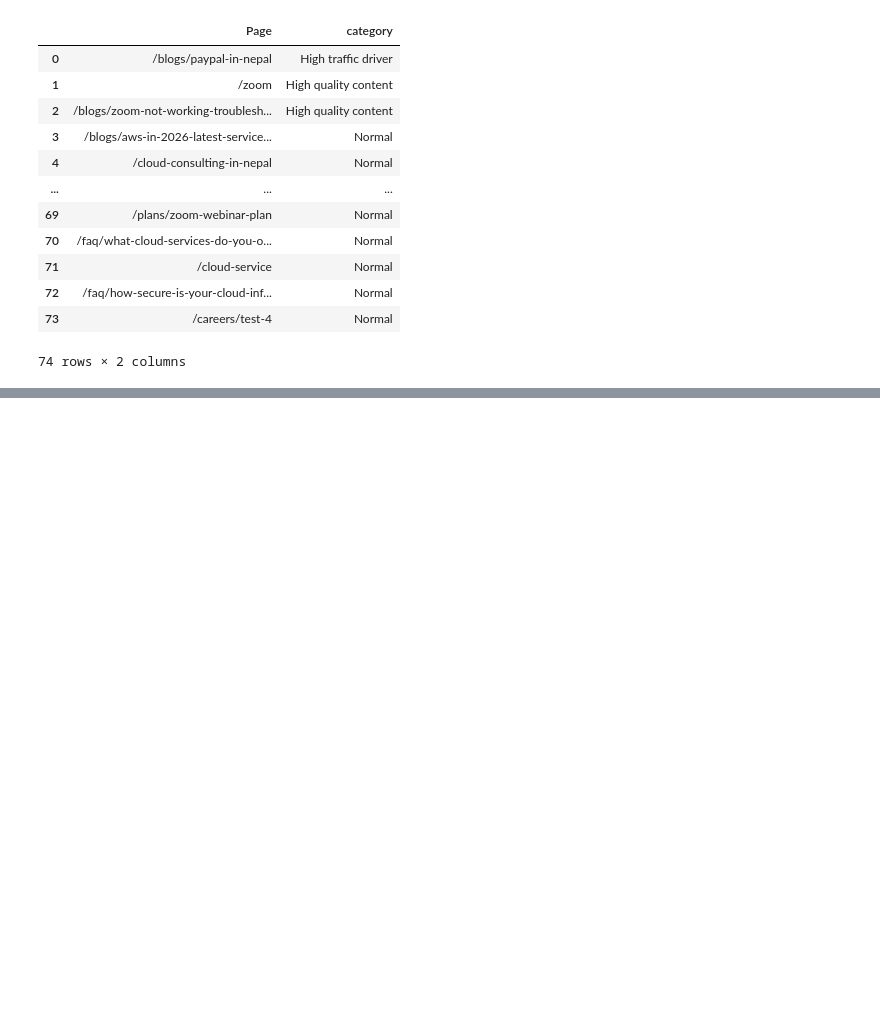
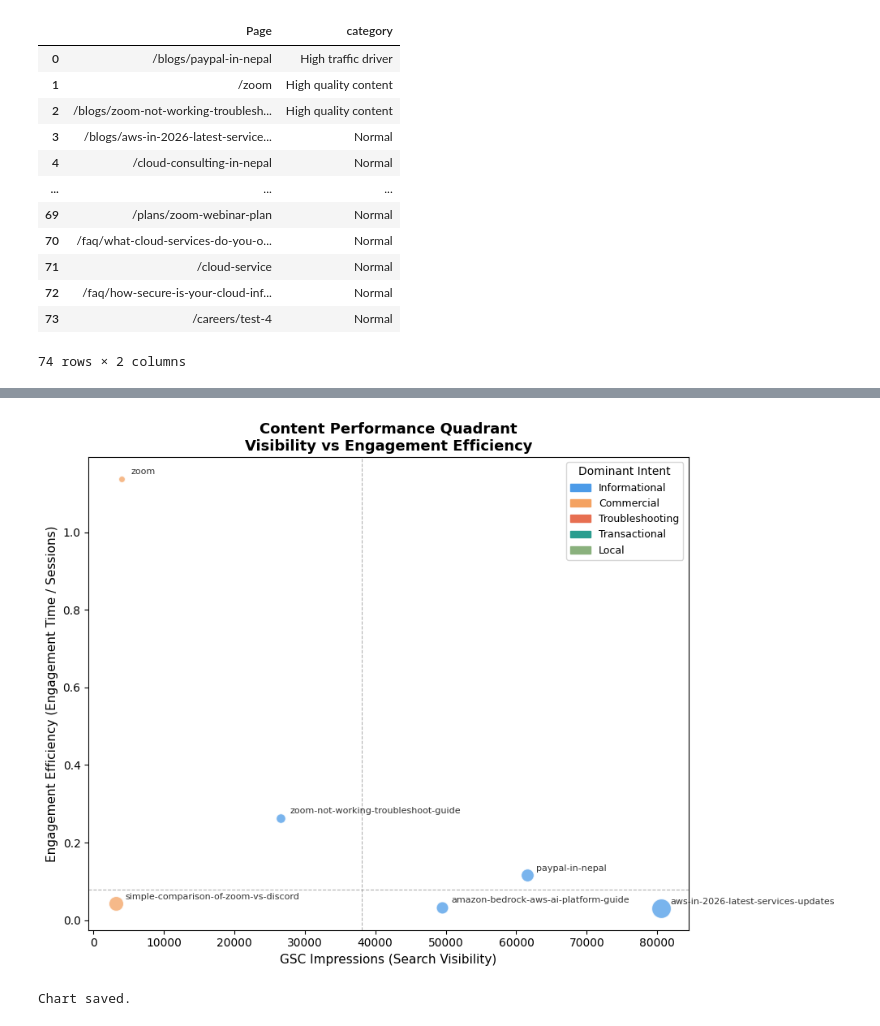
Before and after one commit to sonaml-007/SEO-Analysis, a Jupyter notebook: notebooks/seo-analysis.ipynb, the cells around one changed output, grey strips where cells are left out. Saved outputs shown, nothing was run; the diff lists cells and outputs as text; code cells hidden in the pictures; blank space fills up the shorter version.

Commit message:
Updates: Query Intent and Page Analysis & Quadrant Visualization.

```diff
--- a/notebooks/seo-analysis.ipynb
+++ b/notebooks/seo-analysis.ipynb
@@ -216,0 +370,20 @@ page_metrics[['Page', 'category']]
+# %%
+intent_summary = all_queries.groupby(['page', 'intent']).agg(
+    query_count=('query', 'count'),
+    total_clicks=('clicks', 'sum'),
+    total_impressions=('impressions', 'sum'),
+    avg_position=('position', 'mean')
+).reset_index()
+
+dominant_intent = all_queries.groupby('page')['intent'].agg(
+    lambda x: x.value_counts().index[0]
+).reset_index().rename(columns={'intent': 'dominant_intent'})
+
+page_intent = page_metrics.merge(
+    dominant_intent,
+    left_on='Page',
+    right_on='page',
+    how='left'
+).drop(columns='page')
+
+print(page_intent[['Page', 'dominant_intent', 'ga_engagement_time', 'engagement_efficiency']].dropna())
@@ -216,0 +409,58 @@ page_metrics[['Page', 'category']]
+# %%
+import matplotlib.pyplot as plt
+import matplotlib.patches as mpatches
+
+fig, ax = plt.subplots(figsize=(10, 7))
+
+# Use only pages with intent data
+plot_data = page_intent.dropna(subset=['dominant_intent'])
+
+colors = {
+    'Informational': '#4C9BE8',
+    'Commercial': '#F4A261',
+    'Troubleshooting': '#E76F51',
+    'Transactional': '#2A9D8F',
+    'Local': '#8AB17D'
+}
+
+for _, row in plot_data.iterrows():
+    color = colors.get(row['dominant_intent'], '#999999')
+    ax.scatter(
+        row['gsc_impressions'],
+        row['engagement_efficiency'],
+        color=color,
+        s=row['ga_sessions'] * 0.5,
+        alpha=0.75,
+        edgecolors='white',
+        linewidth=0.8
+    )
+    ax.annotate(
+        row['Page'].replace('/blogs/', '').replace('/', ''),
+        (row['gsc_impressions'], row['engagement_efficiency']),
+        textcoords='offset points',
+        xytext=(8, 4),
+        fontsize=8,
+        color='#333333'
+    )
+
+# Quadrant lines
+ax.axvline(x=plot_data['gsc_impressions'].median(), color='grey', linestyle='--', linewidth=0.8, alpha=0.6)
+ax.axhline(y=plot_data['engagement_efficiency'].median(), color='grey', linestyle='--', linewidth=0.8, alpha=0.6)
+
+# Labels
+ax.set_xlabel('GSC Impressions (Search Visibility)', fontsize=11)
+ax.set_ylabel('Engagement Efficiency (Engagement Time / Sessions)', fontsize=11)
+ax.set_title('Content Performance Quadrant\nVisibility vs Engagement Efficiency', fontsize=13, fontweight='bold')
+
+# Legend for intent
+legend_patches = [mpatches.Patch(color=c, label=l) for l, c in colors.items()]
+ax.legend(handles=legend_patches, title='Dominant Intent', loc='upper right', fontsize=9)
+
+plt.tight_layout()
+plt.savefig('../output/charts/quadrant_plot.png', dpi=150, bbox_inches='tight')
+plt.show()
+
+print("Chart saved.")
+# %% [output]
+[figure, added]
+Chart saved.
```
Also changed, not shown: parts of 7 cells of this notebook, 1 other file.
